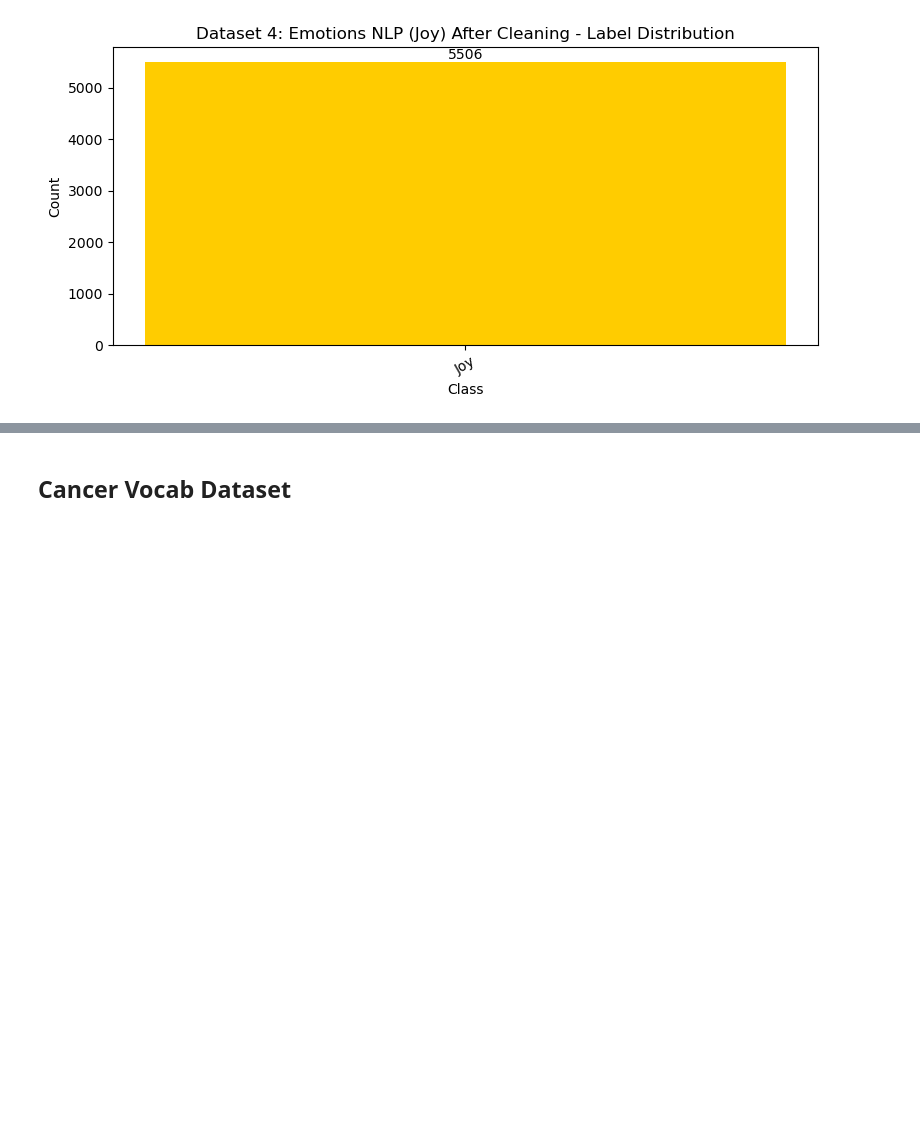
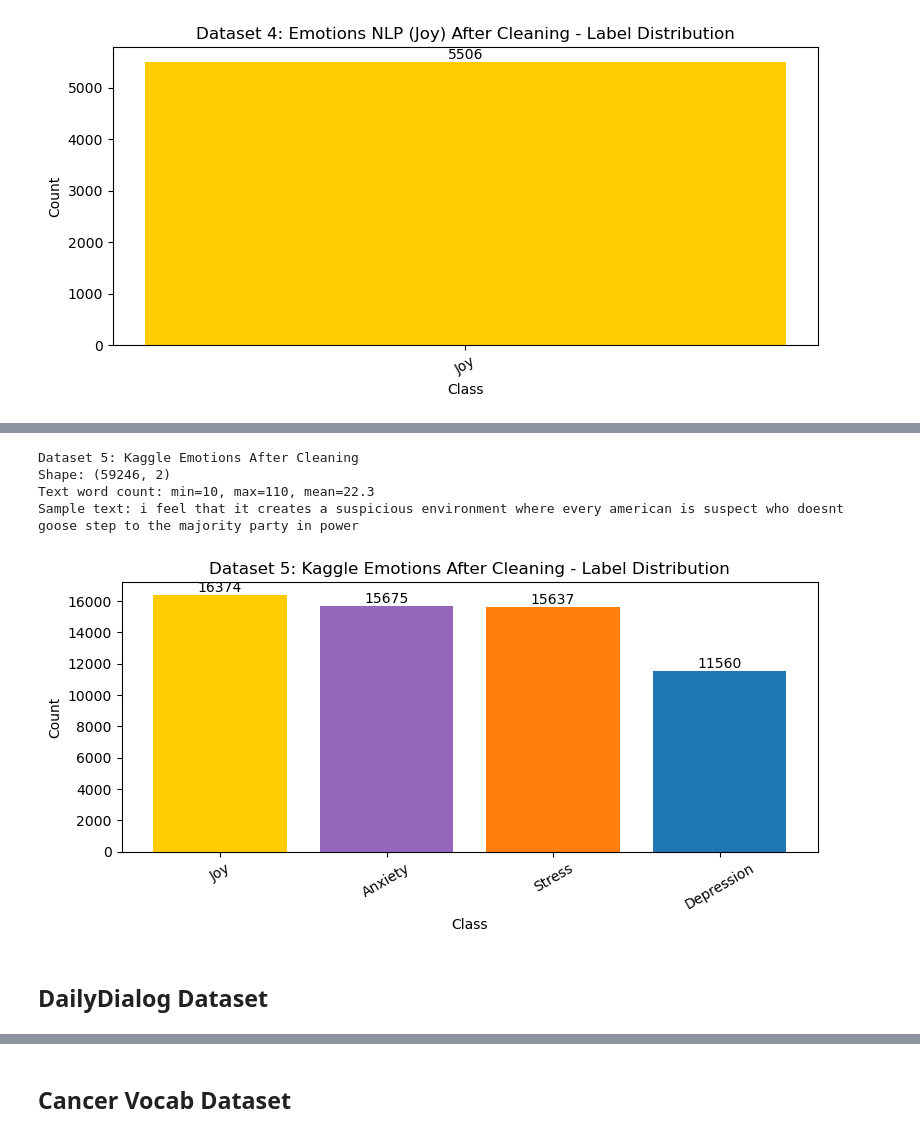
Before and after one commit to RividuPesara/ayu, a Jupyter notebook: notebooks/Sentiment Analysis.ipynb, the cells around one changed output, grey strips where cells are left out. Drawn from its saved outputs; the diff is of its cells as text; code cells hidden in the pictures; blank space fills up the shorter version.

```diff
--- a/notebooks/Sentiment Analysis.ipynb
+++ b/notebooks/Sentiment Analysis.ipynb
@@ -305,0 +525,12 @@ Sample text: i have been with petronas for years i feel that petronas has perfor
+# %%
+
+emotions_df = quick_clean(emotions_df) #Even though no null , this is use to clean the text and filter out very short posts
+explore_dataset('Dataset 5: Kaggle Emotions After Cleaning', emotions_df)
+# %% [output]
+Dataset 5: Kaggle Emotions After Cleaning
+Shape: (59246, 2)
+Text word count: min=10, max=110, mean=22.3
+Sample text: i feel that it creates a suspicious environment where every american is suspect who doesnt goose step to the majority party in power
+[figure, added]
+# %% [markdown]
+## DailyDialog Dataset
```
Also changed, not shown: parts of 45 cells of this notebook.
